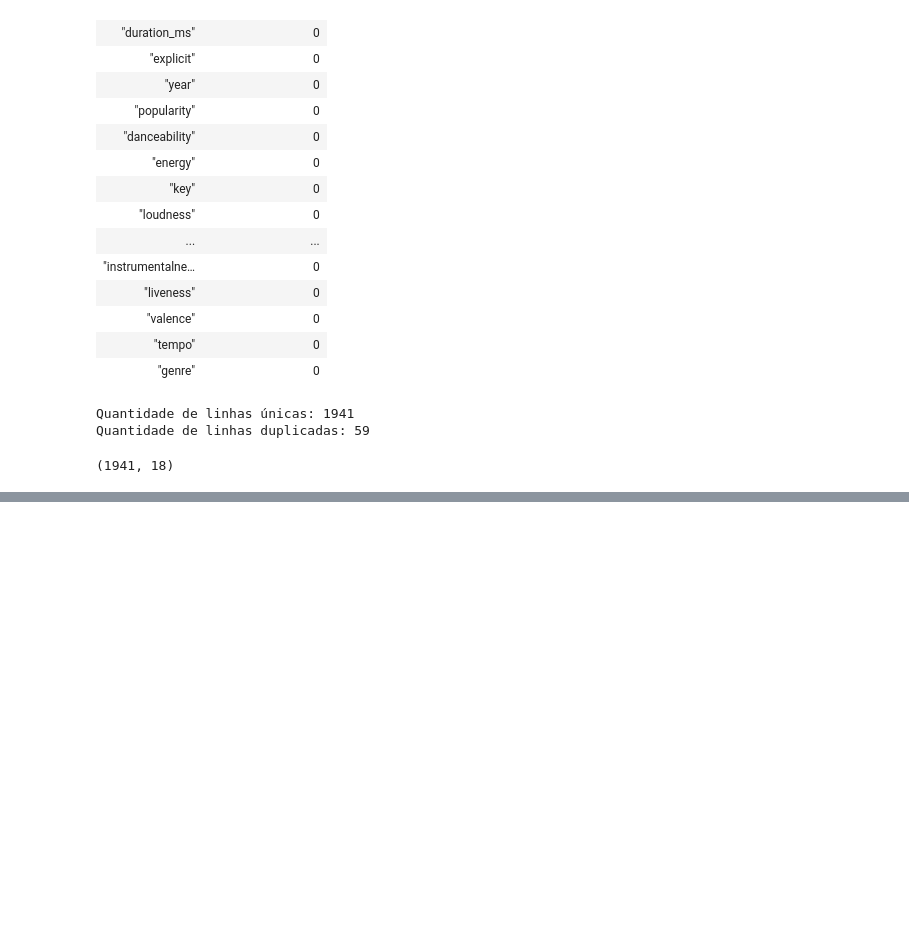
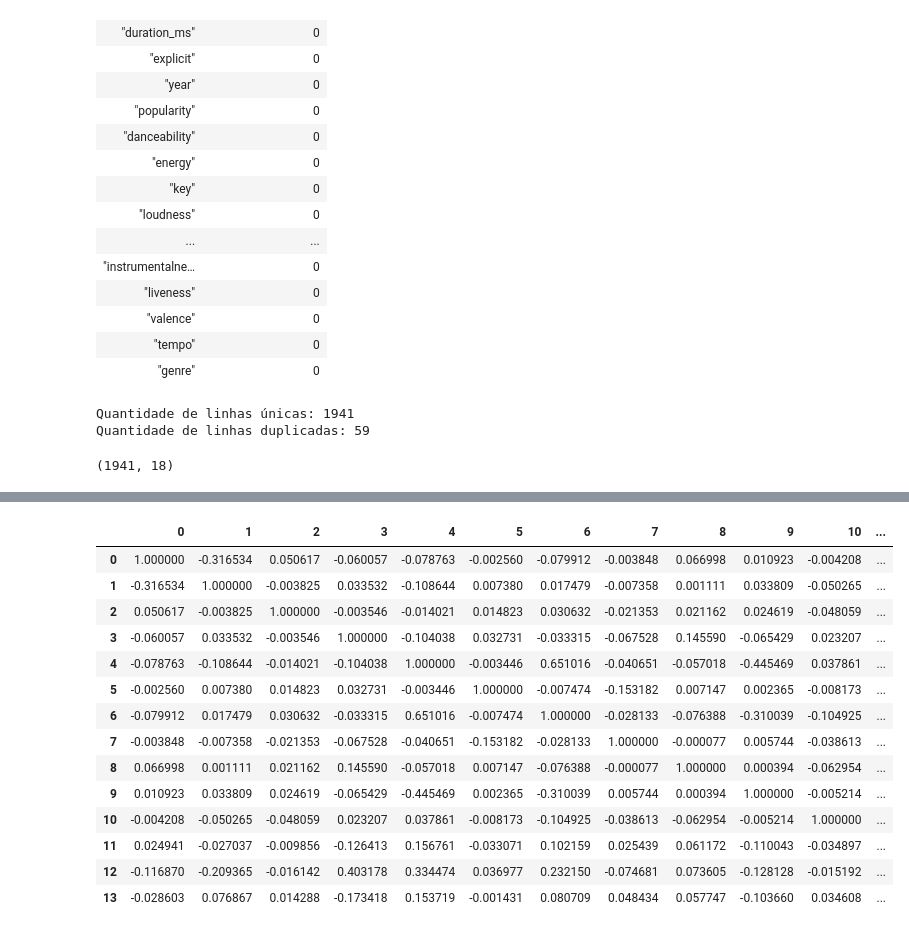
Before and after one commit to PauloRMR/spotify_dataviz, a Jupyter notebook: Spotify.ipynb, the cells around one changed output, grey strips where cells are left out. Saved outputs shown, nothing was run; the diff lists cells and outputs as text; code cells hidden in the pictures; blank space fills up the shorter version.

```diff
--- a/Spotify.ipynb
+++ b/Spotify.ipynb
@@ -96,3 +97,10 @@ df_unique = df.unique()
 df_unique.shape
 # %% [output]
 (1941, 18)
+# %%
+# Descrição estatística do dataframe
+df_numerics = df.select([
+    pl.col(col).alias(col) for col in df.columns
+    if df[col].dtype in [pl.Float32, pl.Float64, pl.Int32, pl.Int64, pl.UInt32, pl.UInt64]
+])
+df_numerics.describe()
@@ -98,0 +120,52 @@ df_unique.shape
+# %%
+# Calculo da matriz de correlação
+corr_matrix = pd.DataFrame(df_numerics.corr(), index=df_numerics.columns, columns=df_numerics.columns)
+
+# Definição de limiar de correlação importante, foi escolhido 0,3 por...
+limiar_correlacao = 0.3
+
+# Seleciona os valores importantes deixando os outros como NaN
+corr_importantes = corr_matrix.where(np.abs(corr_matrix) > limiar_correlacao)
+
+
+# Plota a matriz de correlação filtrada
+fig = px.imshow(corr_importantes, text_auto=True, height=800, width=800,
+                color_continuous_scale=px.colors.sequential.Greens, aspect='auto',
+                title='<b>Correlação Par-a-Par das Colunas</b>',
+                )
+fig.update_layout(
+    title_x=0.5,
+    title_font_size=24,
+    xaxis=dict(tickmode='array', tickvals=np.arange(len(corr_importantes.columns)), ticktext=corr_importantes.columns.tolist()),
+    yaxis=dict(tickmode='array', tickvals=np.arange(len(corr_importantes.index)), ticktext=corr_importantes.index.tolist())
+)
+fig.update_layout(
+    title={
+        'text': "<b>Correlação Par-a-Par das Colunas</b>",
+        'y':0.95,
+        'x':0.5,
+        'xanchor': 'center',
+        'yanchor': 'top'
+    },
+        margin=dict(t=150)
+)
+fig.update_xaxes(side="top")
+fig.show()
+# %%
+corr_matrix
+# %% [output]
+|  | 0 | 1 | 2 | 3 | 4 | 5 | 6 | 7 | 8 | 9 | 10 | ... |
+| 0 | 1.000000 | -0.316534 | 0.050617 | -0.060057 | -0.078763 | -0.002560 | -0.079912 | -0.003848 | 0.066998 | 0.010923 | -0.004208 | ... |
+| 1 | -0.316534 | 1.000000 | -0.003825 | 0.033532 | -0.108644 | 0.007380 | 0.017479 | -0.007358 | 0.001111 | 0.033809 | -0.050265 | ... |
+| 2 | 0.050617 | -0.003825 | 1.000000 | -0.003546 | -0.014021 | 0.014823 | 0.030632 | -0.021353 | 0.021162 | 0.024619 | -0.048059 | ... |
+| 3 | -0.060057 | 0.033532 | -0.003546 | 1.000000 | -0.104038 | 0.032731 | -0.033315 | -0.067528 | 0.145590 | -0.065429 | 0.023207 | ... |
+| 4 | -0.078763 | -0.108644 | -0.014021 | -0.104038 | 1.000000 | -0.003446 | 0.651016 | -0.040651 | -0.057018 | -0.445469 | 0.037861 | ... |
+| 5 | -0.002560 | 0.007380 | 0.014823 | 0.032731 | -0.003446 | 1.000000 | -0.007474 | -0.153182 | 0.007147 | 0.002365 | -0.008173 | ... |
+| 6 | -0.079912 | 0.017479 | 0.030632 | -0.033315 | 0.651016 | -0.007474 | 1.000000 | -0.028133 | -0.076388 | -0.310039 | -0.104925 | ... |
+| 7 | -0.003848 | -0.007358 | -0.021353 | -0.067528 | -0.040651 | -0.153182 | -0.028133 | 1.000000 | -0.000077 | 0.005744 | -0.038613 | ... |
+| 8 | 0.066998 | 0.001111 | 0.021162 | 0.145590 | -0.057018 | 0.007147 | -0.076388 | -0.000077 | 1.000000 | 0.000394 | -0.062954 | ... |
+| 9 | 0.010923 | 0.033809 | 0.024619 | -0.065429 | -0.445469 | 0.002365 | -0.310039 | 0.005744 | 0.000394 | 1.000000 | -0.005214 | ... |
+| 10 | -0.004208 | -0.050265 | -0.048059 | 0.023207 | 0.037861 | -0.008173 | -0.104925 | -0.038613 | -0.062954 | -0.005214 | 1.000000 | ... |
+| 11 | 0.024941 | -0.027037 | -0.009856 | -0.126413 | 0.156761 | -0.033071 | 0.102159 | 0.025439 | 0.061172 | -0.110043 | -0.034897 | ... |
+| 12 | -0.116870 | -0.209365 | -0.016142 | 0.403178 | 0.334474 | 0.036977 | 0.232150 | -0.074681 | 0.073605 | -0.128128 | -0.015192 | ... |
+| 13 | -0.028603 | 0.076867 | 0.014288 | -0.173418 | 0.153719 | -0.001431 | 0.080709 | 0.048434 | 0.057747 | -0.103660 | 0.034608 | ... |
```
Also changed, not shown: parts of 2 cells of this notebook, 2 other files.
